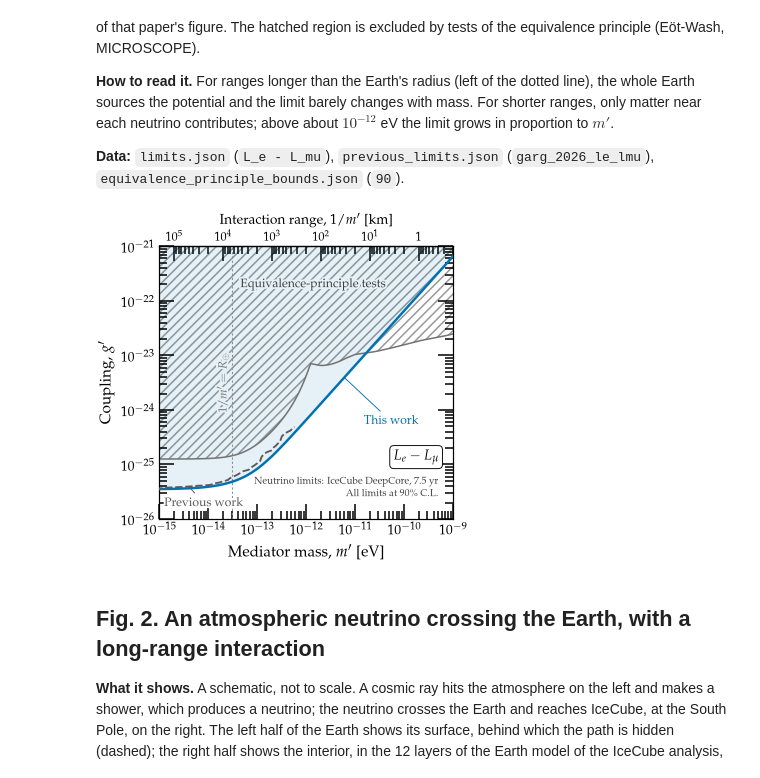
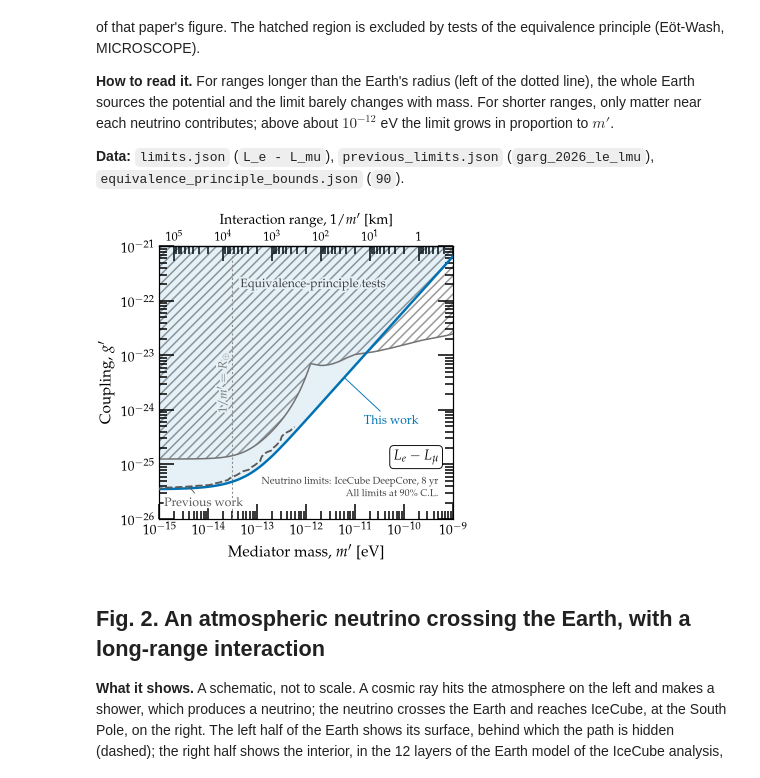
Before and after one commit to mbustama/nu-lri-earth, a Jupyter notebook: notebooks/figures.ipynb, the cells around one changed output. Saved outputs shown, nothing was run; the diff lists cells and outputs as text; code cells hidden in the pictures.

```diff
--- a/notebooks/figures.ipynb
+++ b/notebooks/figures.ipynb
@@ -94,35 +94,35 @@ m_ep, g_ep_all = data.ep_bounds('90')
 g_ep = g_ep_all['L_e - L_mu']
 ax.fill_between(m_ep, g_ep, G_MAX, facecolor='none', edgecolor='0.6', hatch='////', lw=0, zorder=0)
 ax.plot(m_ep, g_ep, color='0.45', lw=1.0, zorder=2)
 ax.text(4.5e-14, 2.0e-22, 'Equivalence-principle tests', color='0.25', fontsize=FS - 2, ha='left', va='center',
         path_effects=[pe.withStroke(linewidth=2.5, foreground=SHADE)])
 # The limits
 ax.fill_between(M, g_this, G_MAX, color=THIS, alpha=0.10, lw=0, zorder=1)
 ax.plot(M, g_this, color=THIS, lw=1.6, zorder=3)
 ax.plot(m_prev, g_prev, color=PREVIOUS, lw=1.2, ls=(0, (4, 1.5)), zorder=3)
 # 1/m' = R_Earth
 ax.axvline(m_earth, color='0.55', lw=0.7, ls=(0, (2, 2)))
 ax.text(m_earth / 1.12, np.sqrt(G_MIN * G_MAX), r"$1/m' = R_\oplus$", color='0.45', fontsize=FS - 2,
         ha='right', va='center', rotation=90, path_effects=[pe.withStroke(linewidth=2.5, foreground=SHADE)])
 # Curve labels, with leaders
 leader = dict(arrowstyle='-', lw=0.6, shrinkA=1, shrinkB=0)
 m0, m1 = 4e-15, 6e-12
 ax.annotate('Previous work', xy=(m0, np.exp(np.interp(np.log(m0), np.log(m_prev), np.log(g_prev)))),
             xytext=(1.25e-15, 1.5e-26), color=PREVIOUS, fontsize=FS - 2, ha='left', va='bottom',
             arrowprops=dict(color=PREVIOUS, **leader), path_effects=[pe.withStroke(linewidth=2.5, foreground='w')])
 ax.annotate('This work', xy=(m1, data.limit_curve(np.array([m1]), 'L_e - L_mu')[0]), xytext=(1.5e-11, 8e-25),
             color=THIS, fontsize=FS - 2, ha='left', va='top', arrowprops=dict(color=THIS, **leader))
 # Model, data and confidence level
 ax.text(0.95, 0.20, r'$L_e - L_\mu$', transform=ax.transAxes, fontsize=FS - 1, ha='right', va='bottom',
         bbox=dict(boxstyle='round,pad=0.3', facecolor='white', edgecolor='k', lw=0.6))
-ax.text(0.95, 0.155, r'Neutrino limits: IceCube DeepCore, 7.5 yr', transform=ax.transAxes, fontsize=FS - 3.5,
+ax.text(0.95, 0.155, r'Neutrino limits: IceCube DeepCore, 8 yr', transform=ax.transAxes, fontsize=FS - 3.5,
         ha='right', va='top', color='0.25')
 ax.text(0.95, 0.11, r'All limits at 90\% C.L.', transform=ax.transAxes, fontsize=FS - 3.5, ha='right', va='top',
         color='0.25')
 fig.savefig(os.path.join(FIGURES, 'fig01_limits_Le_Lmu.pdf'), bbox_inches='tight', pad_inches=0.02)
 plt.show()
 # %% [output]
-[figure, old version]
+[figure, new version]
 # %% [markdown]
 ## Fig. 2. An atmospheric neutrino crossing the Earth, with a long-range interaction
 
```
Also changed, not shown: parts of 1 cell of this notebook, 14 other files.
